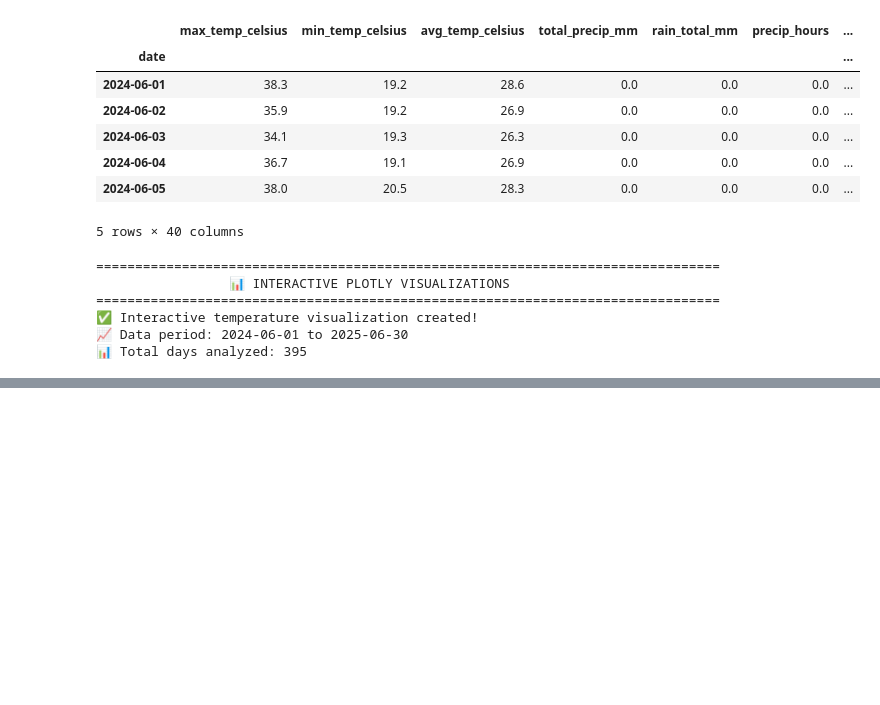
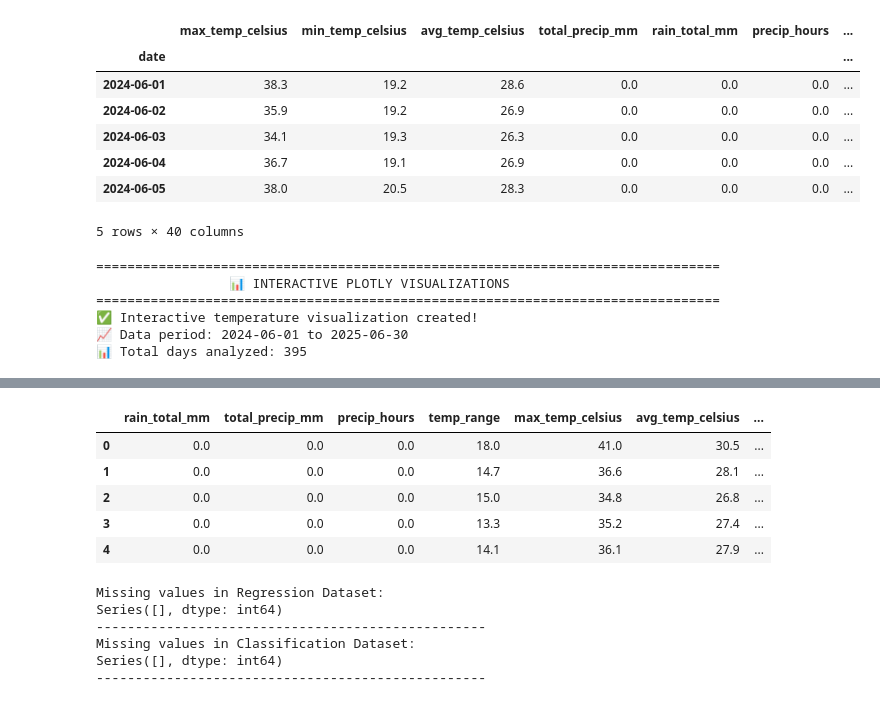
Before and after one commit to Abdelrhman941/Weather-Forecasting-Project, a Jupyter notebook: notebooks/code.ipynb, the cells around one changed output, grey strips where cells are left out. Cells and saved outputs as stored; diff of their text form; code cells hidden in the pictures; blank space fills up the shorter version.

```diff
--- a/notebooks/code.ipynb
+++ b/notebooks/code.ipynb
@@ -607,7 +603,11 @@ print("✅ WeatherTimeSeriesProcessor initialized!")
 <h1 align="center"> <strong>Data loading & feature engineering</strong> </h1>
 # %%
 # Create comprehensive feature set
-df = processor.create_all_features("../data/_Kafr_ash_Shaykh_daily_data.csv", target_col='avg_temp_celsius')
+
+target_col_reg = "avg_temp_celsius"
+target_col_clf = "rain_label"
+
+df = processor.create_all_features("../data/_Kafr_ash_Shaykh_daily_data.csv", target_col=target_col_reg)
 # %% [output]
 🚀 Starting comprehensive feature engineering...
    Target column : avg_temp_celsius
@@ -787,0 +1028,45 @@ print(f"📊 Total days analyzed: {len(df)}")
+# %%
+selected_features_cls = [
+    'rain_total_mm',
+    'total_precip_mm',
+    'precip_hours',
+    'temp_range',
+    'max_temp_celsius',
+    'avg_temp_celsius',
+    'avg_temp_celsius_rolling_max_14',
+    'avg_temp_celsius_rolling_max_30',
+    'avg_temp_celsius_lag_1',
+    'avg_temp_celsius_rolling_min_7',
+    'day_of_year_cos',
+    'avg_temp_celsius_rolling_min_14',
+    'avg_temp_celsius_rolling_mean_14',
+    'avg_temp_celsius_rolling_mean_7',
+    'avg_temp_celsius_lag_2',
+]
+
+df_lstm_clf = df[selected_features_cls + [target_col_clf]].dropna().reset_index(drop=True)
+df_lstm_clf.head()
+# %% [output]
+|  | rain_total_mm | total_precip_mm | precip_hours | temp_range | max_temp_celsius | avg_temp_celsius | ... |
+| 0 | 0.0 | 0.0 | 0.0 | 18.0 | 41.0 | 30.5 | ... |
+| 1 | 0.0 | 0.0 | 0.0 | 14.7 | 36.6 | 28.1 | ... |
+| 2 | 0.0 | 0.0 | 0.0 | 15.0 | 34.8 | 26.8 | ... |
+| 3 | 0.0 | 0.0 | 0.0 | 13.3 | 35.2 | 27.4 | ... |
+| 4 | 0.0 | 0.0 | 0.0 | 14.1 | 36.1 | 27.9 | ... |
+# %%
+def show_missing(df, name=""):
+    print(f"Missing values in {name}:")
+    missing = df.isnull().sum()
+    missing = missing[missing > 0].sort_values(ascending=False)
+    print(missing)
+    print("-" * 50)
+
+show_missing(df_lstm_reg, "Regression Dataset")
+show_missing(df_lstm_clf, "Classification Dataset")
+# %% [output]
+Missing values in Regression Dataset:
+Series([], dtype: int64)
+--------------------------------------------------
+Missing values in Classification Dataset:
+Series([], dtype: int64)
+--------------------------------------------------
```
Also changed, not shown: parts of 18 cells of this notebook.
